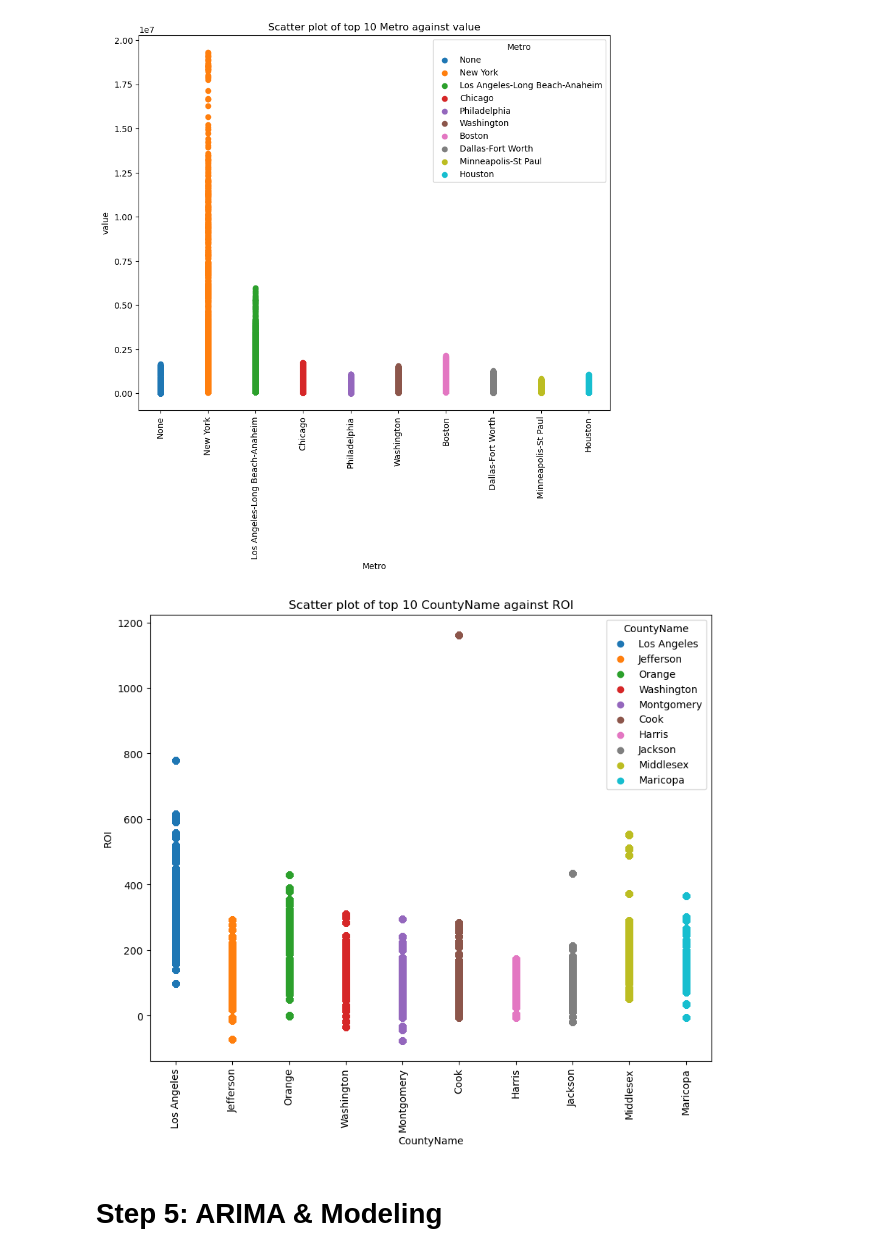
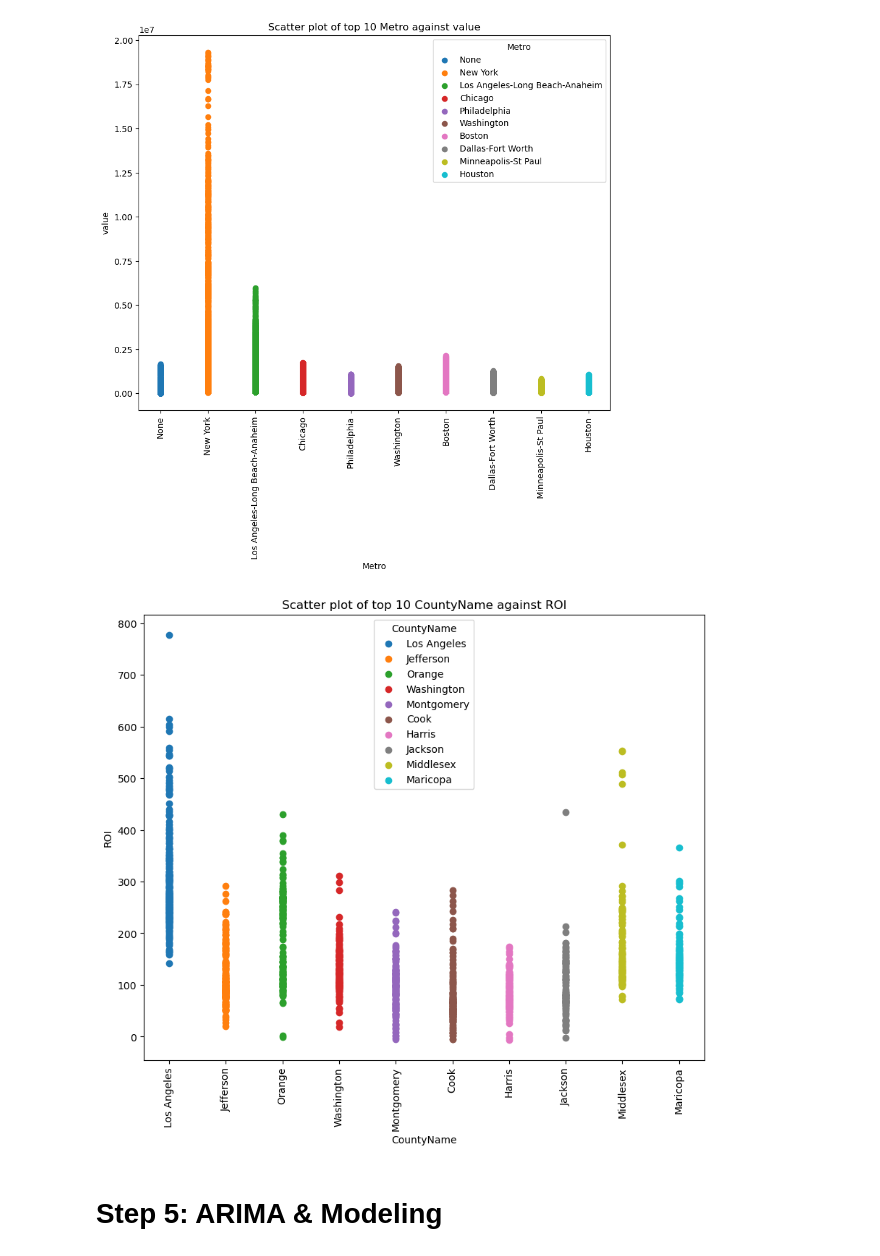
Before and after one commit to paulmwangi/Phase-4-Group-Project, a Jupyter notebook: index.ipynb, the cells around one changed output. Drawn from its saved outputs; the diff is of its cells as text; code cells hidden in the pictures.

```diff
--- a/index.ipynb
+++ b/index.ipynb
@@ -505,9 +509,9 @@ bivariate_analysis(melted_data, 'Metro', 'value')
 # %% [output]
 [figure]
 # %%
-bivariate_analysis(melted_data, 'CountyName', 'ROI')
+bivariate_analysis(zillow_data, 'CountyName', 'ROI')
 # %% [output]
-[figure, old version]
+[figure, new version]
 # %% [markdown]
 # Step 5: ARIMA & Modeling
 # %% [markdown]
```
Also changed, not shown: parts of 17 cells of this notebook.
